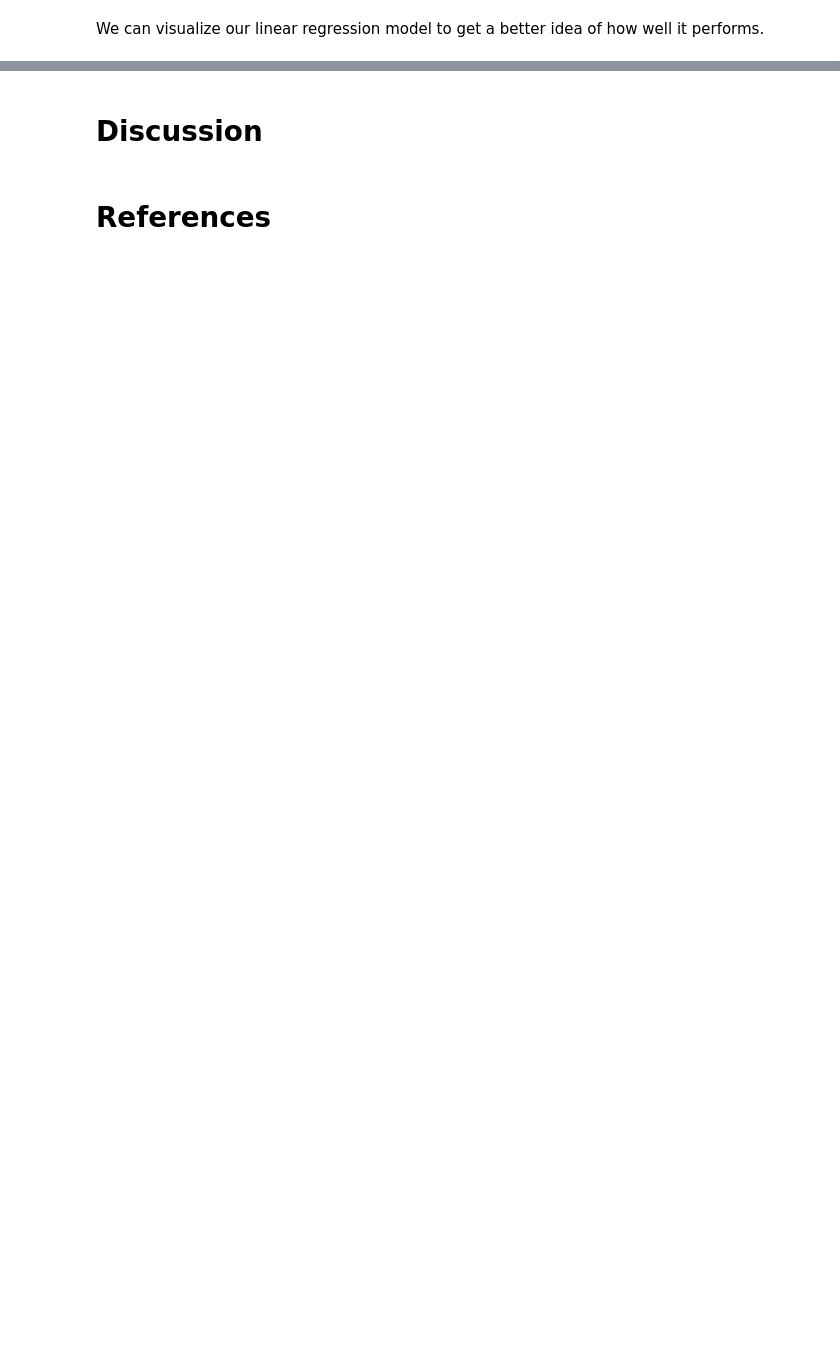
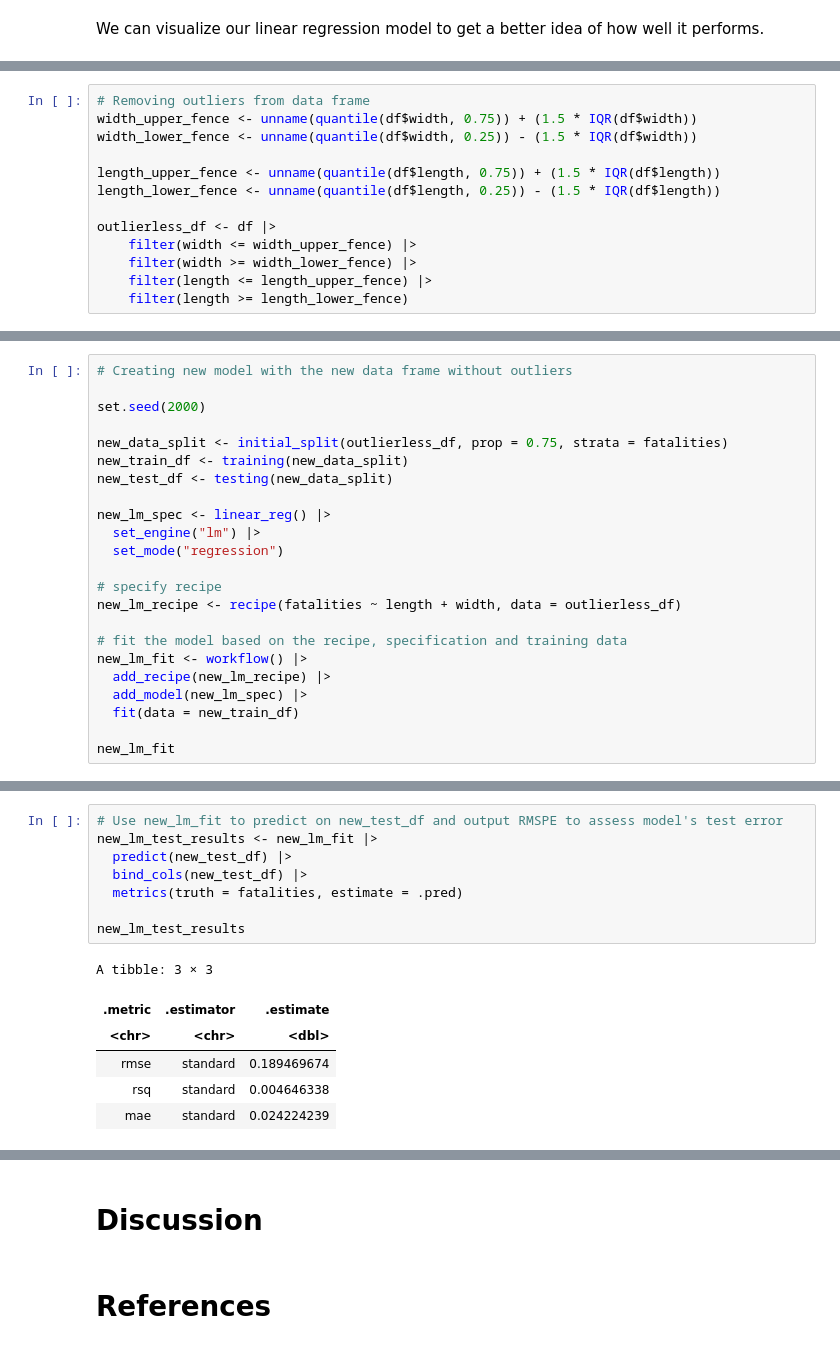
Before and after one commit to DSCI-310-2024/DSCI-310-Group-1-Predict-Casualties-From-Tornado-Data, a Jupyter notebook: src/tornado_predictor.ipynb, the cells around one changed output, grey strips where cells are left out. Drawn from its saved outputs; the diff is of its cells as text; blank space fills up the shorter version.

```diff
--- a/src/tornado_predictor.ipynb
+++ b/src/tornado_predictor.ipynb
@@ -364,0 +299,13 @@ fatal_length_plot
+# %%
+# Removing outliers from data frame
+width_upper_fence <- unname(quantile(df$width, 0.75)) + (1.5 * IQR(df$width))
+width_lower_fence <- unname(quantile(df$width, 0.25)) - (1.5 * IQR(df$width))
+
+length_upper_fence <- unname(quantile(df$length, 0.75)) + (1.5 * IQR(df$length))
+length_lower_fence <- unname(quantile(df$length, 0.25)) - (1.5 * IQR(df$length))
+
+outlierless_df <- df |>
+    filter(width <= width_upper_fence) |>
+    filter(width >= width_lower_fence) |>
+    filter(length <= length_upper_fence) |>
+    filter(length >= length_lower_fence)
@@ -364,0 +316,23 @@ fatal_length_plot
+# %%
+# Creating new model with the new data frame without outliers
+
+set.seed(2000)
+
+new_data_split <- initial_split(outlierless_df, prop = 0.75, strata = fatalities)
+new_train_df <- training(new_data_split)
+new_test_df <- testing(new_data_split)
+
+new_lm_spec <- linear_reg() |>
+  set_engine("lm") |>
+  set_mode("regression")
+
+# specify recipe
+new_lm_recipe <- recipe(fatalities ~ length + width, data = outlierless_df)
+
+# fit the model based on the recipe, specification and training data
+new_lm_fit <- workflow() |>
+  add_recipe(new_lm_recipe) |>
+  add_model(new_lm_spec) |>
+  fit(data = new_train_df)
+
+new_lm_fit
@@ -364,0 +355,15 @@ fatal_length_plot
+# %%
+# Use new_lm_fit to predict on new_test_df and output RMSPE to assess model's test error
+new_lm_test_results <- new_lm_fit |>
+  predict(new_test_df) |>
+  bind_cols(new_test_df) |>
+  metrics(truth = fatalities, estimate = .pred)
+
+new_lm_test_results
+# %% [output]
+A tibble: 3 × 3
+| .metric | .estimator | .estimate |
+| <chr> | <chr> | <dbl> |
+| rmse | standard | 0.189469674 |
+| rsq | standard | 0.004646338 |
+| mae | standard | 0.024224239 |
```
Also changed, not shown: parts of 15 cells of this notebook.
